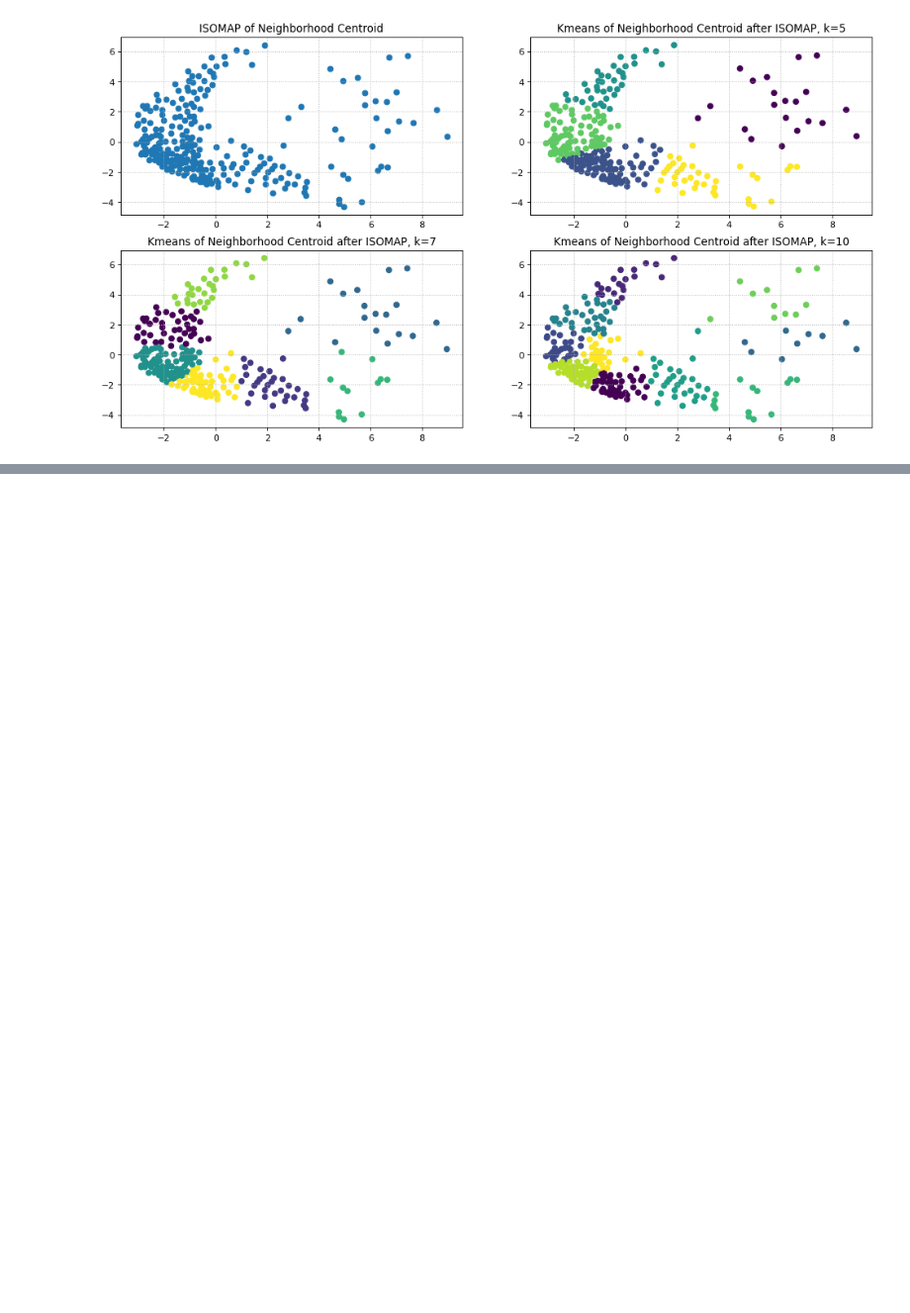
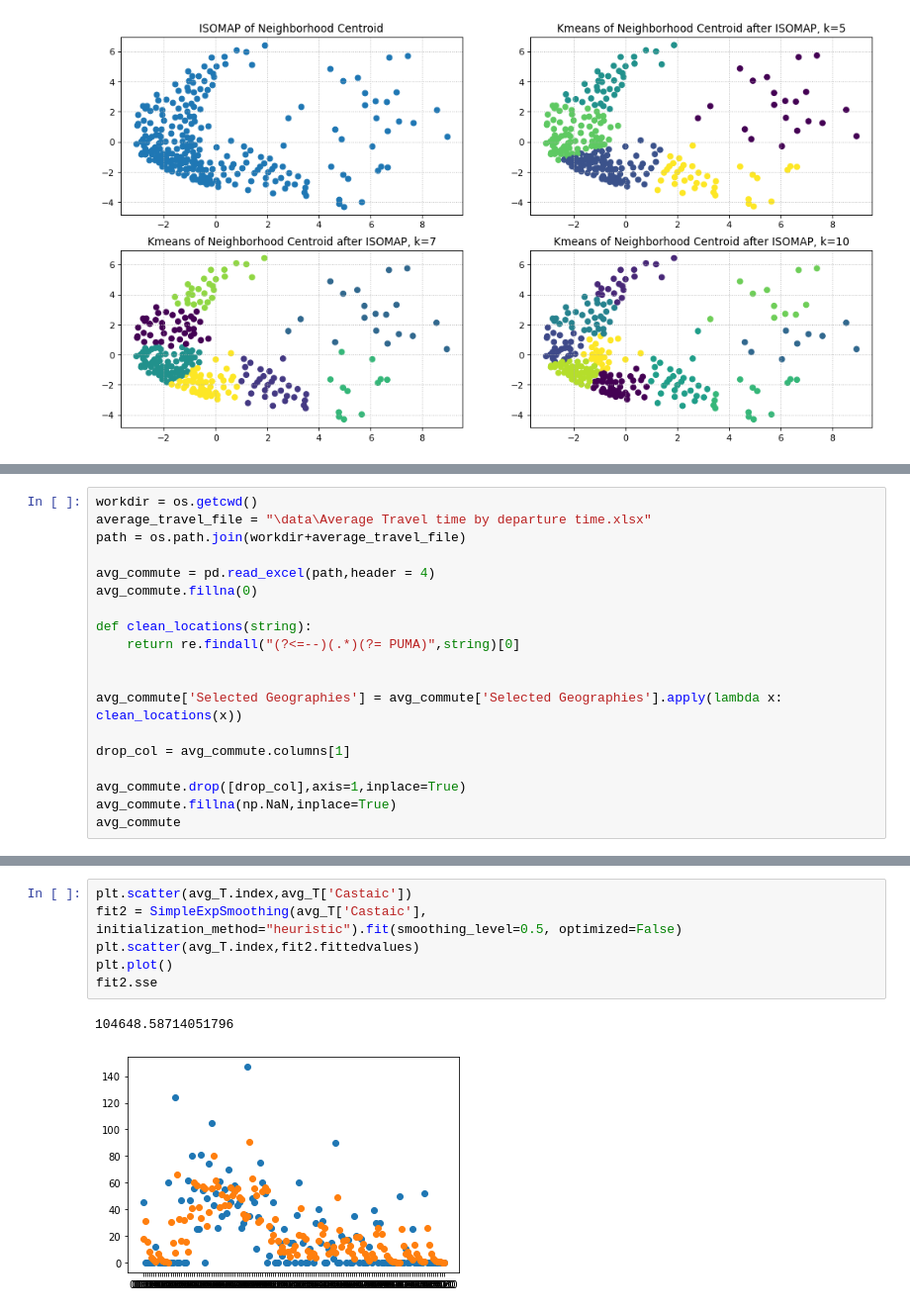
Before and after one commit to guanch1984/evtol-planning, a Jupyter notebook: geopanda_la_neighborhood.ipynb, the cells around one changed output, grey strips where cells are left out. Shown at 99% size. Saved outputs shown, nothing was run; the diff lists cells and outputs as text; blank space fills up the shorter version.

```diff
--- a/geopanda_la_neighborhood.ipynb
+++ b/geopanda_la_neighborhood.ipynb
@@ -139,0 +145,19 @@ df_dissolve_c.explore()
+# %%
+workdir = os.getcwd()
+average_travel_file = "\data\Average Travel time by departure time.xlsx"
+path = os.path.join(workdir+average_travel_file)
+
+avg_commute = pd.read_excel(path,header = 4)
+avg_commute.fillna(0)
+
+def clean_locations(string):
+    return re.findall("(?<=--)(.*)(?= PUMA)",string)[0]
+
+
+avg_commute['Selected Geographies'] = avg_commute['Selected Geographies'].apply(lambda x: clean_locations(x))
+
+drop_col = avg_commute.columns[1]
+
+avg_commute.drop([drop_col],axis=1,inplace=True)
+avg_commute.fillna(np.NaN,inplace=True)
+avg_commute
@@ -139,0 +208,9 @@ df_dissolve_c.explore()
+# %%
+plt.scatter(avg_T.index,avg_T['Castaic'])
+fit2 = SimpleExpSmoothing(avg_T['Castaic'], initialization_method="heuristic").fit(smoothing_level=0.5, optimized=False)
+plt.scatter(avg_T.index,fit2.fittedvalues)
+plt.plot()
+fit2.sse
+# %% [output]
+104648.58714051796
+[figure, added]
```
Also changed, not shown: parts of 16 cells of this notebook.
